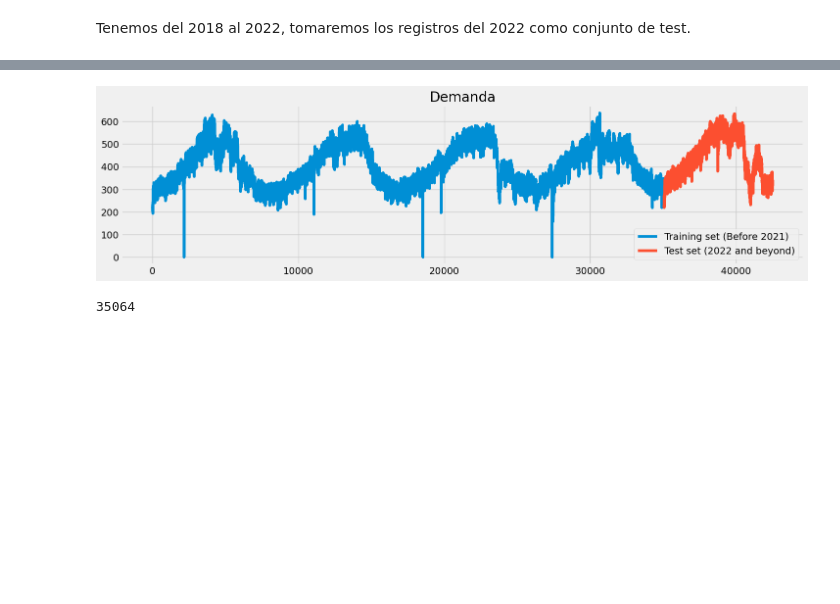
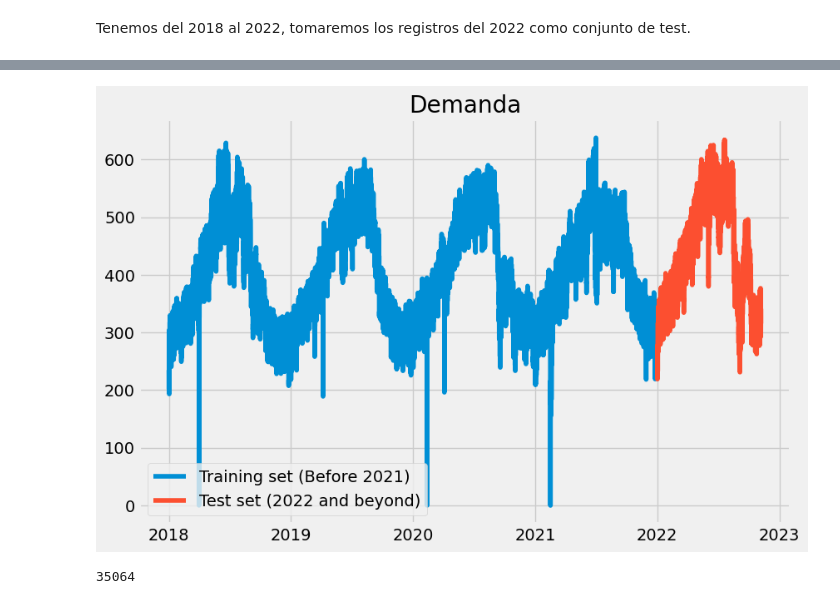
Before and after one commit to igomezv/DataScienceIntermedio, a Jupyter notebook: 5-Aplicación-de-análisis-de-datos.ipynb, the cells around one changed output, grey strips where cells are left out. Cells and saved outputs as stored; diff of their text form; code cells hidden in the pictures; blank space fills up the shorter version.

```diff
--- a/5-Aplicación-de-análisis-de-datos.ipynb
+++ b/5-Aplicación-de-análisis-de-datos.ipynb
@@ -97,6 +97,7 @@ str
 # %%
 # Para indicar que una columna es tipo fecha en un pd.DataFrame, usar pd.to_datatime
 df["Date_time"] = pd.to_datetime(df["Date"], format='%d/%m/%Y %H:%M')
+df.index = pd.to_datetime(df["Date"], format='%d/%m/%Y %H:%M')
 # %%
 df.head(100)
 # %% [output]
@@ -163,4 +169,8 @@ plt.show()
 # %% [output]
 [figure]
 # %%
-df.loc[df['Humidity'] < 1,"Humidity"] = df["Humidity"]*100
+# df.loc[df['Humidity'] < 1, "Humidity"] = df["Humidity"]*100
+# df.loc[df['Age'] == '+55', 'Age'] = '60'
+new_humidity = df[['Humidity']]
+new_humidity[new_humidity < 1 ] = df[["Humidity"]]*100
+df[['Humidity']] = new_humidity
@@ -437,9 +470,8 @@ from keras.optimizers import SGD
 Tenemos del 2018 al 2022, tomaremos los registros del 2022 como conjunto de test.
 # %%
 training_set = df[df["Year"]<2022]
+training_set = training_set[["Demand"]]
 
-training_set = training_set["Demand"]
 
 test_set = df[df["Year"]>=2022]
-
-test_set = test_set["Demand"]
+test_set = test_set[["Demand"]]
@@ -446,12 +498,13 @@ test_set = test_set["Demand"]
 # %%
 #OR
-training_set.plot(figsize=(16,4),legend=True)
-test_set.plot(figsize=(16,4),legend=True)
+plt.figure(figsize=(9,6))
+plt.plot(training_set)
+plt.plot(test_set)
 plt.legend(['Training set (Before 2021)','Test set (2022 and beyond)'])
 plt.title('Demanda')
 plt.show()
 # %% [output]
-[figure, old version]
+[figure, new version]
 # %%
 # Scaling the training set
 sc = MinMaxScaler(feature_range=(0,1))
```
Also changed, not shown: parts of 28 cells of this notebook.
